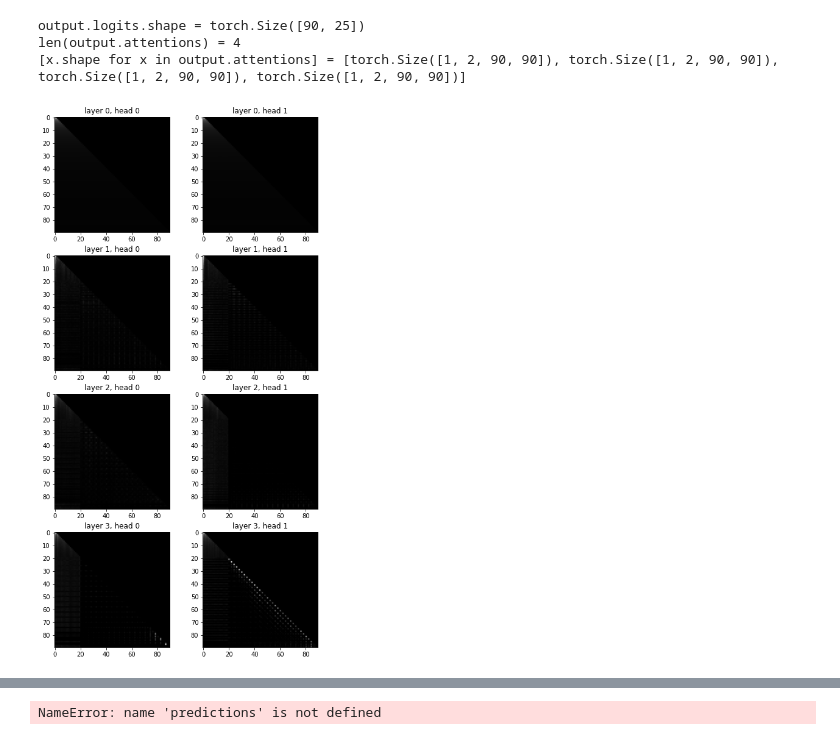
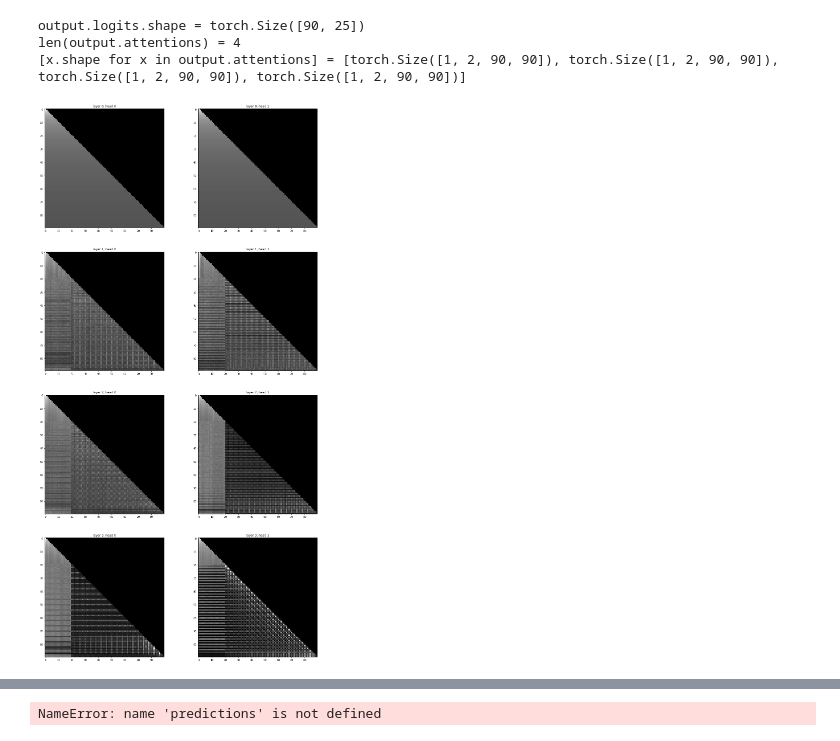
Before and after one commit to understanding-search/maze-transformer, a Jupyter notebook: plot_attention.ipynb, the cells around one changed output, grey strips where cells are left out. Cells and saved outputs as stored; diff of their text form; code cells hidden in the pictures.

Commit message:
attentions plotting

```diff
--- a/plot_attention.ipynb
+++ b/plot_attention.ipynb
@@ -111,20 +114,26 @@ len(output.attentions) = 4
 # %%
 n_layers: int = len(output.attentions)
 n_heads: int = output.attentions[0].shape[1]
-fig, axs = plt.subplots(n_layers, n_heads, figsize=(4 * n_heads, 4 * n_layers))
+fig, axs = plt.subplots(n_layers, n_heads, figsize=(10 * n_heads, 10 * n_layers))
 
 for layer_idx, layer in enumerate(output.attentions):
 	for head_idx, head in enumerate(layer[0]):
-		axs[layer_idx, head_idx].imshow(head.cpu().numpy(), cmap="gray")
+		head_np = head.cpu().numpy()
+		# make the values more visible by taking the nth root
+		head_np = np.power(head_np, 1/4)
+
+		axs[layer_idx, head_idx].imshow(head_np, cmap="gray")
 		axs[layer_idx, head_idx].set_title(f"layer {layer_idx}, head {head_idx}")
+
+
 
 		# set x and y axes to words from context_str
 		# axs[layer_idx, head_idx].set_xticks(range(n_positions), context_str)
 		# axs[layer_idx, head_idx].set_yticks(range(n_positions), context_str)
 
 		# # rotate x axis labels
 		# plt.setp(axs[layer_idx, head_idx].get_xticklabels(), rotation=45, ha="right", rotation_mode="anchor")
 
 plt.show()
 # %% [output]
-[figure, old version]
+[figure, new version]
```
Also changed, not shown: parts of 3 cells of this notebook, 1 other file.
